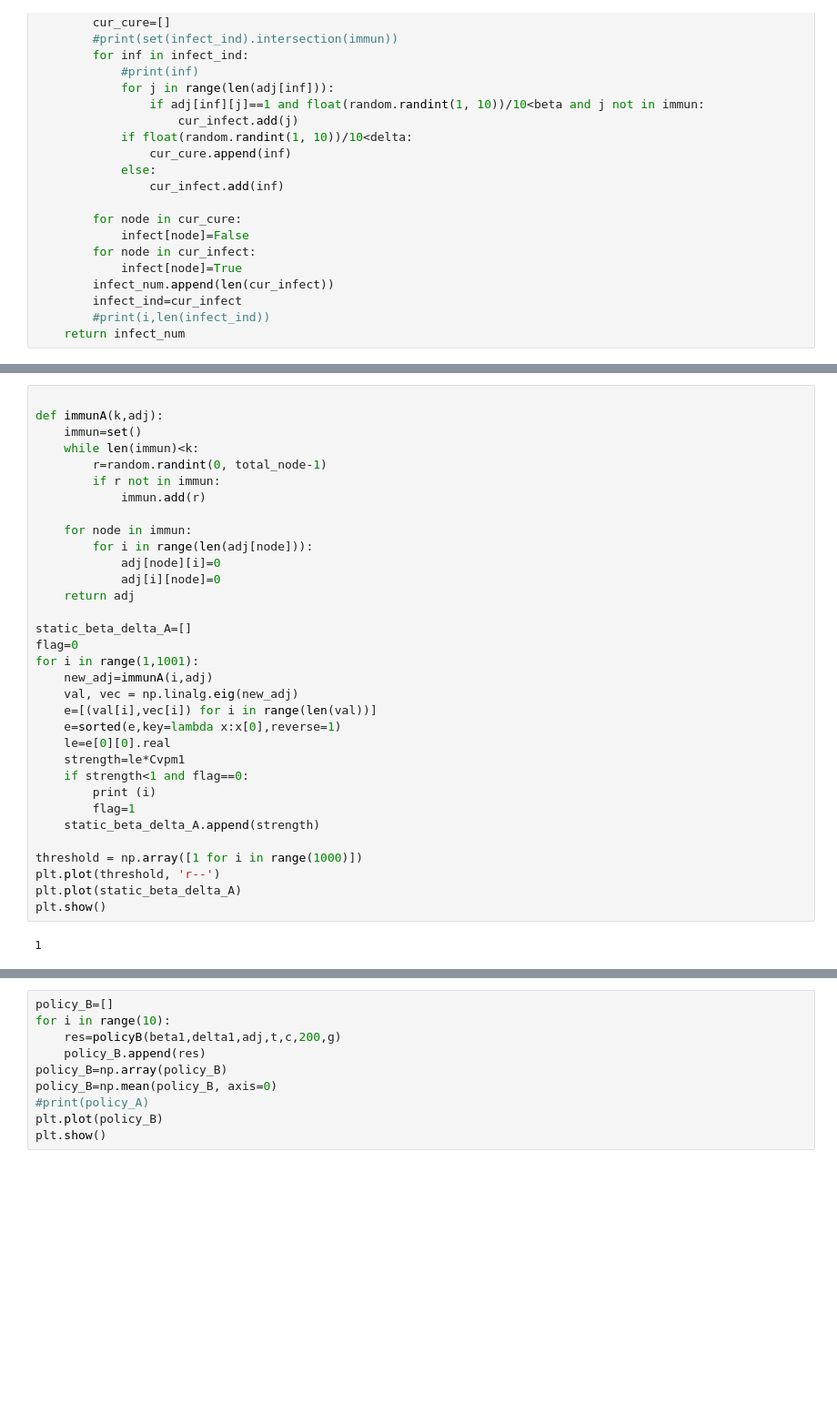
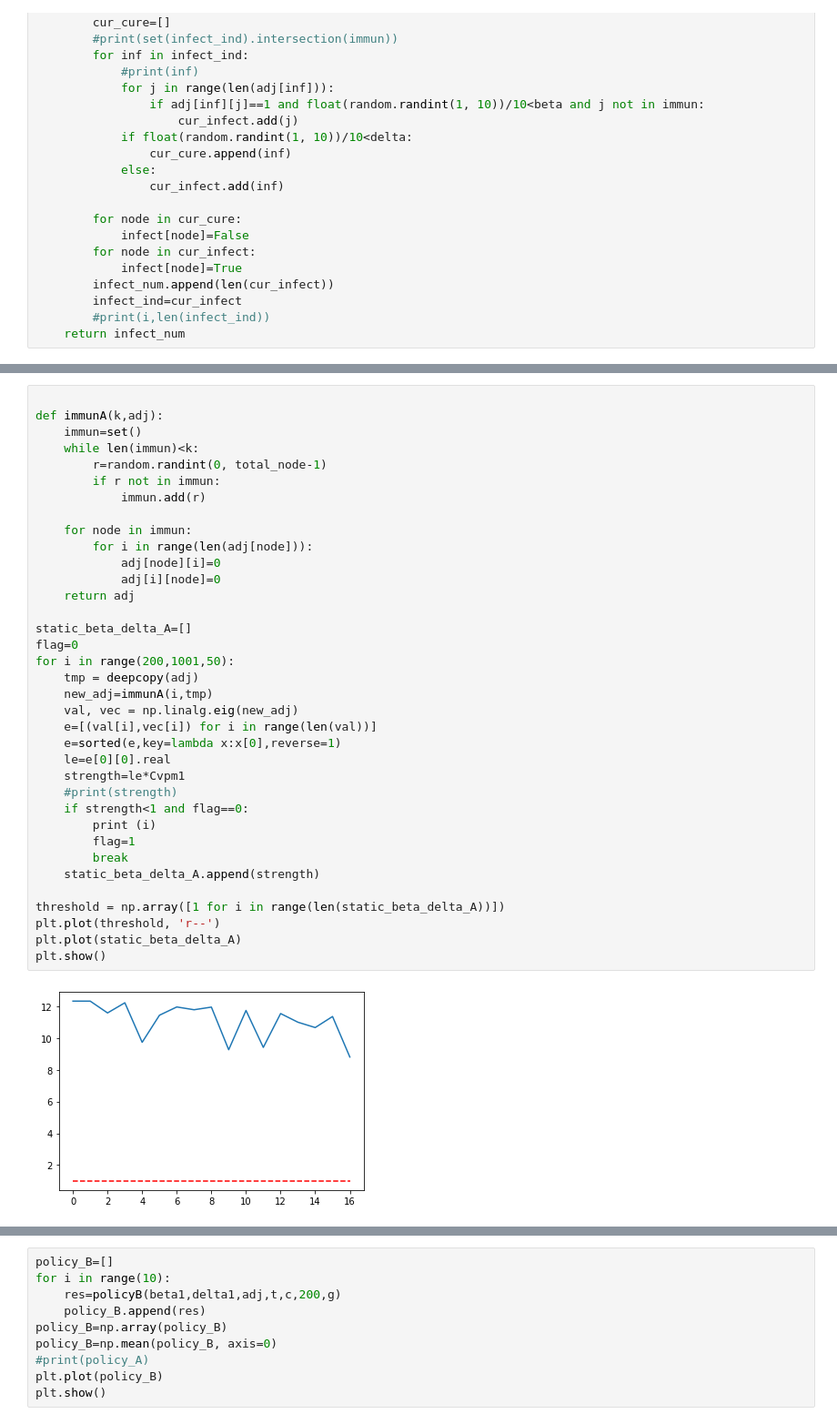
Before and after one commit to justin830827/Virus-Propagation, a Jupyter notebook: Virus.ipynb, the cells around one changed output, grey strips where cells are left out. Shown at 91% size. Drawn from its saved outputs; the diff is of its cells as text; blank space fills up the shorter version.

```diff
--- a/Virus.ipynb
+++ b/Virus.ipynb
@@ -277,37 +261,40 @@ print(sA)
 
 def immunA(k,adj):
     immun=set()
     while len(immun)<k:
         r=random.randint(0, total_node-1)
         if r not in immun:
             immun.add(r)
 
     for node in immun:
         for i in range(len(adj[node])):
             adj[node][i]=0
             adj[i][node]=0
     return adj
 
 static_beta_delta_A=[]
 flag=0
-for i in range(1,1001):
-    new_adj=immunA(i,adj)
+for i in range(200,1001,50):
+    tmp = deepcopy(adj)
+    new_adj=immunA(i,tmp)
     val, vec = np.linalg.eig(new_adj)
     e=[(val[i],vec[i]) for i in range(len(val))]
     e=sorted(e,key=lambda x:x[0],reverse=1)
     le=e[0][0].real
     strength=le*Cvpm1
+    #print(strength)
     if strength<1 and flag==0:
         print (i)
         flag=1
+        break
     static_beta_delta_A.append(strength)
 
-threshold = np.array([1 for i in range(1000)])
+threshold = np.array([1 for i in range(len(static_beta_delta_A))])
 plt.plot(threshold, 'r--')
 plt.plot(static_beta_delta_A)
 plt.show()
 # %% [output]
-1
+[figure, added]
 # %%
 policy_A=[]
 for i in range(10):
```
Also changed, not shown: parts of 12 cells of this notebook.
